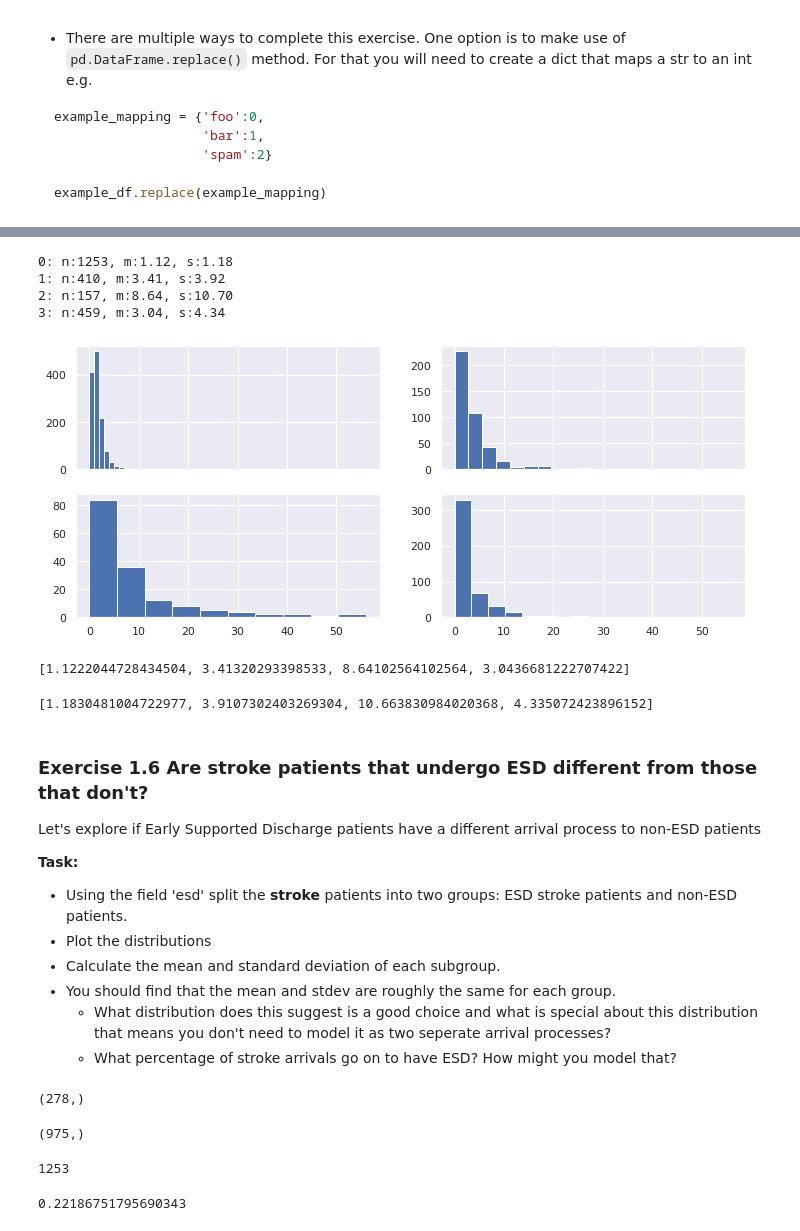
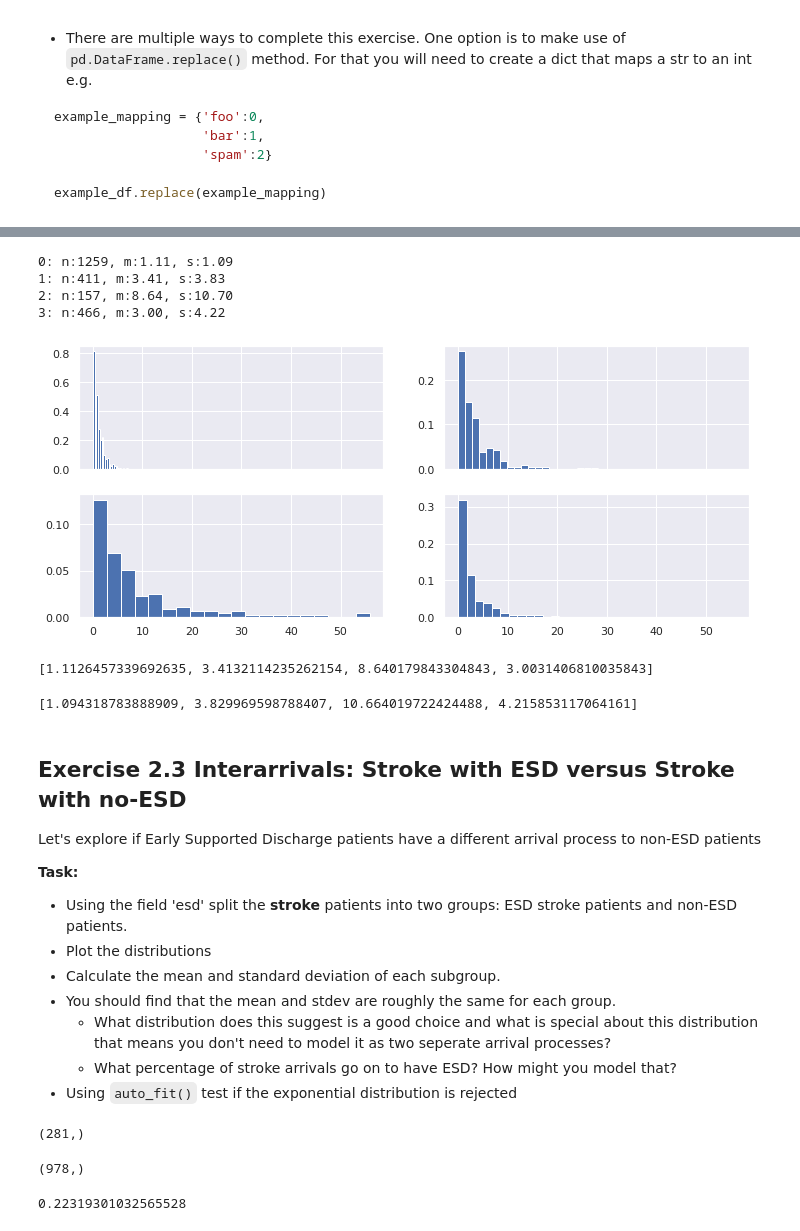
Before and after one commit to health-data-science-OR/stochastic_systems, a Jupyter notebook: labs/simulation/lab2/simulation_lab2_inputmodelling_SOLUITONS.ipynb, the cells around one changed output, grey strips where cells are left out. Drawn from its saved outputs; the diff is of its cells as text; code cells hidden in the pictures.

````diff
--- a/labs/simulation/lab2/simulation_lab2_inputmodelling_SOLUITONS.ipynb
+++ b/labs/simulation/lab2/simulation_lab2_inputmodelling_SOLUITONS.ipynb
@@ -213 +291,8 @@ example_df['my_date_field'].dt.years
 ```
+# %%
+#code to load cleaned dataset.
+acute_strokes = pd.read_csv('precleaned_arrival_data.csv',
+                             parse_dates=['hosp_arrival_dt',
+                                          'asu_admit_dt',
+                                          'hosp_discharge_dt'])
+acute_strokes.info()
@@ -257,13 +356,13 @@ We know that there are at least four categories of patients that use the system.
 # %%
 # your code here ...
 # %%
-#exmple answer ...
+#example answer ...
 iat_by_group = {}
 
 for patient_type in range(4):
     #calculate individual iat
     data = acute_strokes.loc[acute_strokes['patient_type'] \
-            == patient_type]['asu_admit'].diff().dt.days
+            == patient_type]['hosp_arrival_dt'].diff() / np.timedelta64(24, 'h')
 
     #print mean
     print(f'{patient_type}: n:{data.shape[0]}, m:{data.dropna().mean():.2f}, s:{data.dropna().std():.2f}')
@@ -271,36 +370,37 @@ for patient_type in range(4):
     #store by group
     iat_by_group[f'{patient_type}'] = data
 # %% [output]
-0: n:1253, m:1.12, s:1.18
-1: n:410, m:3.41, s:3.92
+0: n:1259, m:1.11, s:1.09
+1: n:411, m:3.41, s:3.83
 2: n:157, m:8.64, s:10.70
-3: n:459, m:3.04, s:4.34
+3: n:466, m:3.00, s:4.22
 # %%
-#plot histograms on grid
+#plot histograms on grid sharing the same x-axis
 fig, ax = plt.subplots(nrows=2, ncols=2, figsize=(12, 5), sharex=True)
 
 key = 0
 for row in range(2):
     for col in range(2):
         #plot histogram dropping initial NAN to avoid matplotlib warning/moaning
-        ax[row][col].hist(iat[f'{key}'].dropna())
+        ax[row][col].hist(iat_by_group[f'{key}'].dropna(), bins=20,
+                          density=True)
         key += 1
 # %% [output]
-[figure, old version]
+[figure, new version]
 # %%
-#if yuo wanted to store subgroup means
-means = [items.dropna().to_numpy().mean() for group, items in iat.items()]
+#if you wanted to store subgroup means
+means = [items.dropna().to_numpy().mean() for group, items in iat_by_group.items()]
 means
 # %% [output]
-[1.1222044728434504, 3.41320293398533, 8.64102564102564, 3.0436681222707422]
+[1.1126457339692635, 3.4132114235262154, 8.640179843304843, 3.0031406810035843]
 # %%
 #and subgroup std
-stds = [items.dropna().to_numpy().std() for group, items in iat.items()]
+stds = [items.dropna().to_numpy().std() for group, items in iat_by_group.items()]
 stds
 # %% [output]
-[1.1830481004722977, 3.9107302403269304, 10.663830984020368, 4.335072423896152]
+[1.094318783888909, 3.829969598788407, 10.664019722424488, 4.215853117064161]
 # %% [markdown]
-### **Exercise 1.6** Are stroke patients that undergo ESD different from those that don't?
+## **Exercise 2.3** Interarrivals: Stroke with ESD versus Stroke with no-ESD
 
 Let's explore if Early Supported Discharge patients have a different arrival process to non-ESD patients
 
@@ -312,3 +412,4 @@ Let's explore if Early Supported Discharge patients have a different arrival pro
 * You should find that the mean and stdev are roughly the same for each group.
     * What distribution does this suggest is a good choice and what is special about this distribution that means you don't need to model it as two seperate arrival processes?
     * What percentage of stroke arrivals go on to have ESD?  How might you model that?
+* Using `auto_fit()` test if the exponential distribution is rejected
@@ -315,22 +418,18 @@ Let's explore if Early Supported Discharge patients have a different arrival pro
 # %%
-inter_arrivals_esd = acute_strokes.loc[(acute_strokes['esd'] == 1) & (acute_strokes['patient_type'] == 0)]['asu_admit'].diff().dt.days
+inter_arrivals_esd = acute_strokes.loc[(acute_strokes['esd'] == 1) & (acute_strokes['patient_type'] == 0)]['hosp_arrival_dt'].diff() / np.timedelta64(1, 'h')
 inter_arrivals_esd.shape
 # %% [output]
-(278,)
+(281,)
 # %%
-inter_arrivals_no_esd = acute_strokes.loc[(acute_strokes['esd'] == 0) & (acute_strokes['patient_type'] == 0)]['asu_admit'].diff().dt.days
+inter_arrivals_no_esd = acute_strokes.loc[(acute_strokes['esd'] == 0) & (acute_strokes['patient_type'] == 0)]['hosp_arrival_dt'].diff() / np.timedelta64(1, 'h')
 inter_arrivals_no_esd.shape
 # %% [output]
-(975,)
+(978,)
 # %%
-#check we are not missing any strokes. should = 1253
-inter_arrivals_esd.shape[0] + inter_arrivals_no_esd.shape[0]
+#prop of arrivals that are ESD
+inter_arrivals_esd.shape[0] / (inter_arrivals_esd.shape[0] + inter_arrivals_no_esd.shape[0])
 # %% [output]
-1253
+0.22319301032565528
-# %%
-inter_arrivals_esd.shape[0] / (inter_arrivals_esd.shape[0] + inter_arrivals_no_esd.shape[0])
-# %% [output]
-0.22186751795690343
 # %%
 #plot histograms on grid
 fig, ax = plt.subplots(nrows=2, ncols=1, figsize=(12, 5), sharey=True, sharex=True)
````
Also changed, not shown: parts of 61 cells of this notebook, 3 other files.
